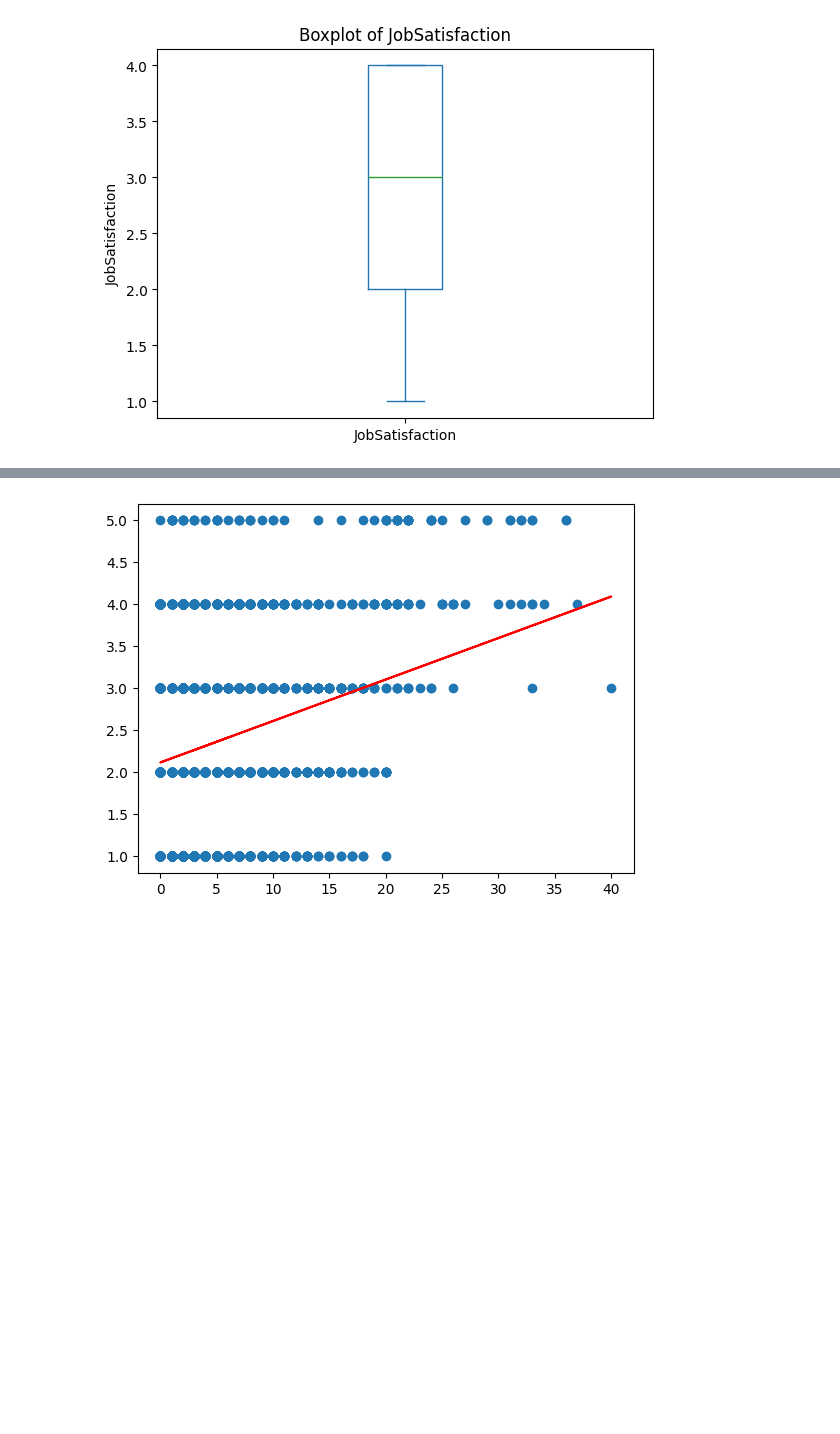
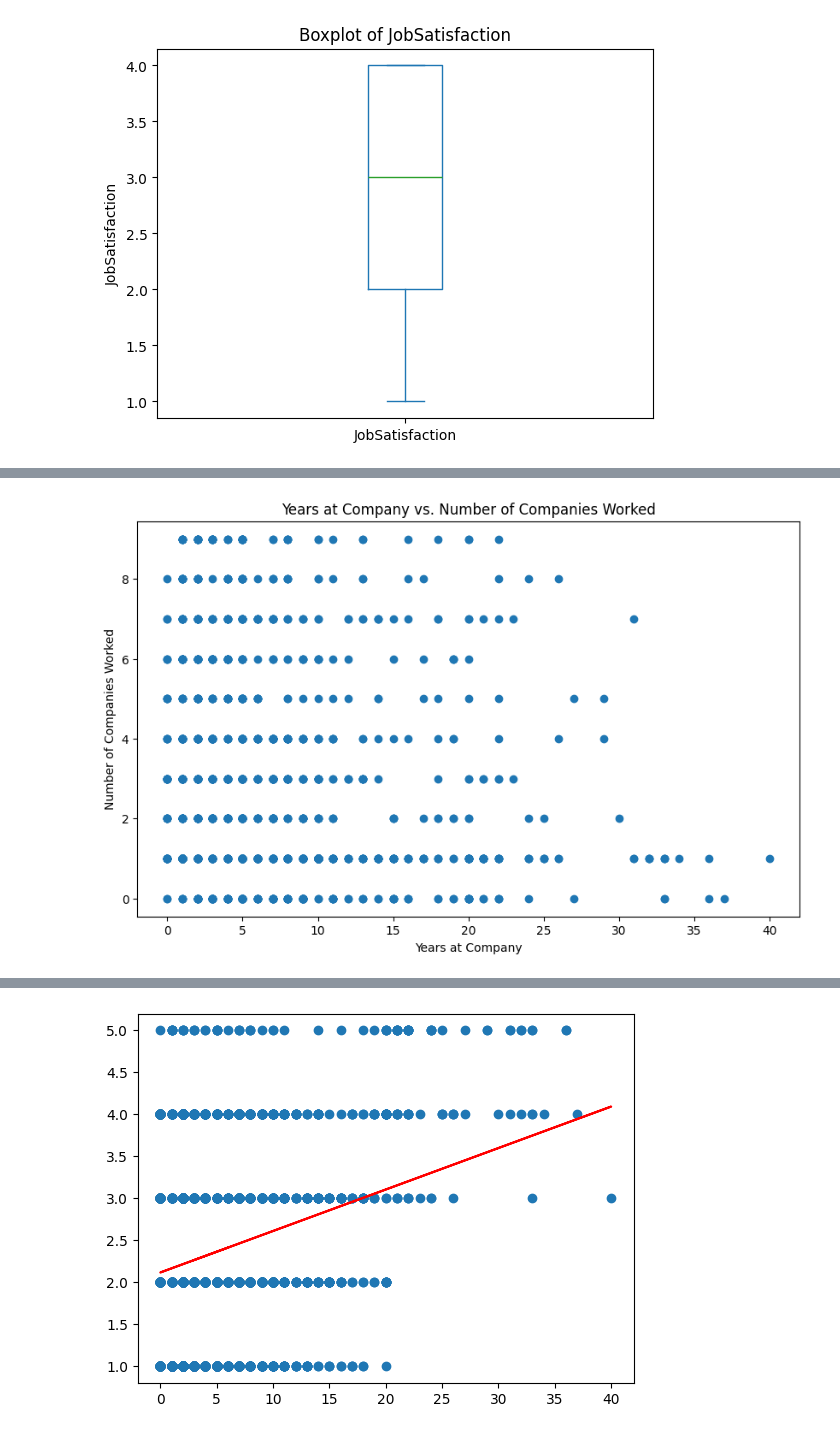
Before and after one commit to CiobanuLorenaG/pythonProject, a Jupyter notebook: proiect.ipynb, the cells around one changed output, grey strips where cells are left out. Cells and saved outputs as stored; diff of their text form; code cells hidden in the pictures; blank space fills up the shorter version.

```diff
--- a/proiect.ipynb
+++ b/proiect.ipynb
@@ -262,0 +434,10 @@ plt.show()
+# %%
+# 3. Years at Company vs. Number of Companies Worked Scatter Plot
+plt.figure(figsize=(10, 6))
+plt.scatter(dataset['YearsAtCompany'], dataset['NumCompaniesWorked'])
+plt.title('Years at Company vs. Number of Companies Worked')
+plt.xlabel('Years at Company')
+plt.ylabel('Number of Companies Worked')
+plt.show()
+# %% [output]
+[figure, added]
```
Also changed, not shown: parts of 13 cells of this notebook.
